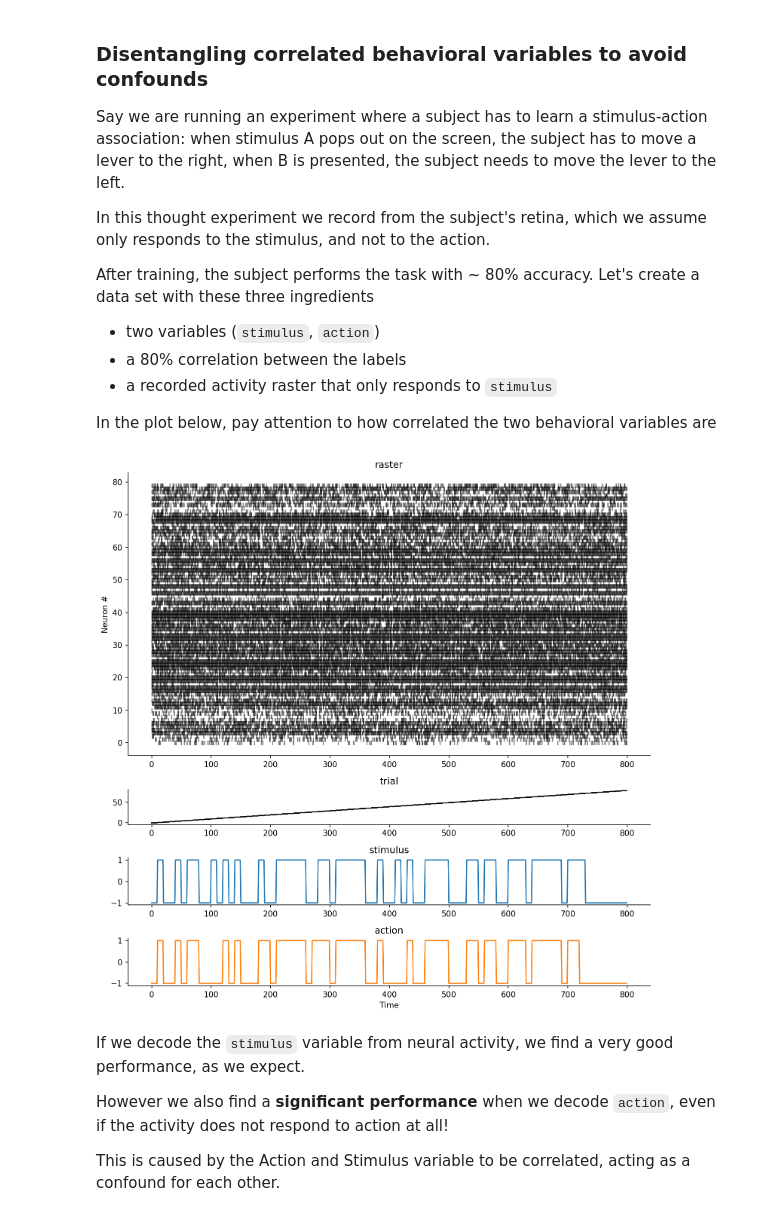
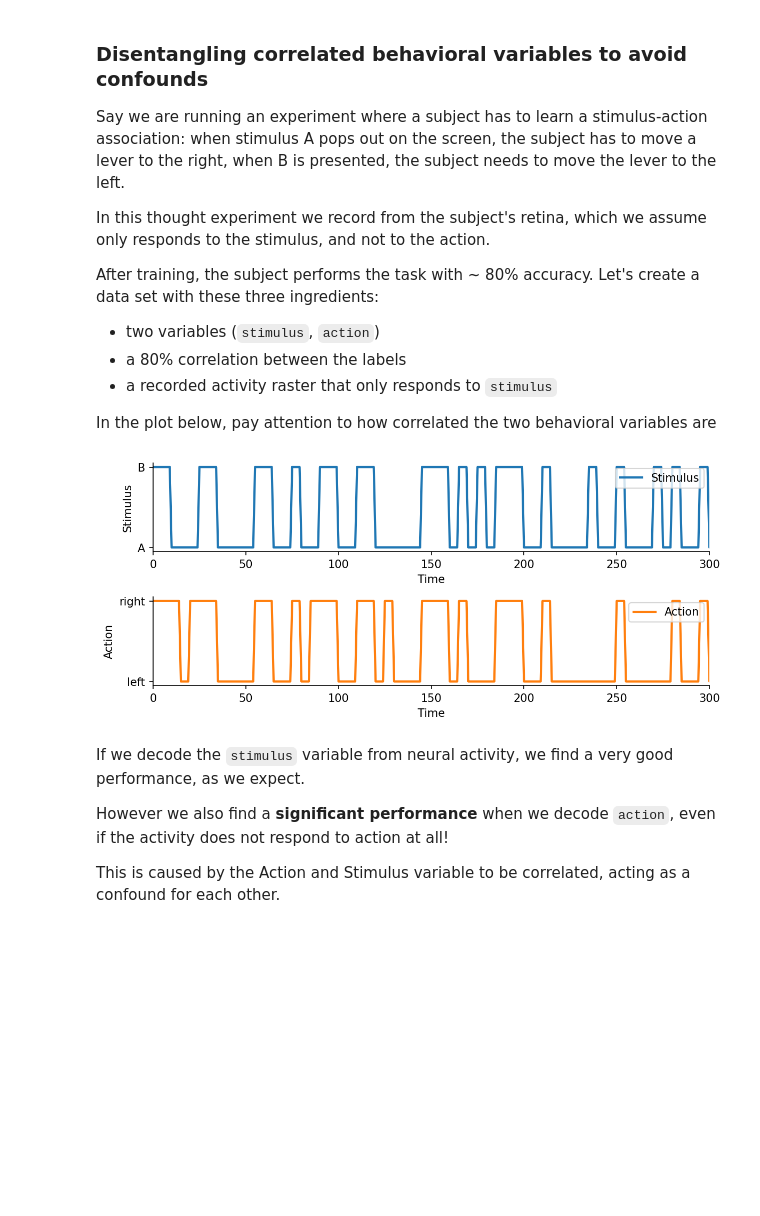
Before and after one commit to lposani/decodanda, a Jupyter notebook: notebooks/disentangling_confounds.ipynb, the cells around one changed output. Cells and saved outputs as stored; diff of their text form; code cells hidden in the pictures; blank space fills up the shorter version.

````diff
--- a/notebooks/disentangling_confounds.ipynb
+++ b/notebooks/disentangling_confounds.ipynb
@@ -17,20 +27,37 @@ Say we are running an experiment where a subject has to learn a stimulus-action
 
 In this thought experiment we record from the subject's retina, which we assume only responds to the stimulus, and not to the action.
 
-After training, the subject performs the task with ~ 80% accuracy. Let's create a data set with these three ingredients
+After training, the subject performs the task with ~ 80% accuracy. Let's create a data set with these three ingredients:
 - two variables (```stimulus```, ```action```)
 - a 80% correlation between the labels
 - a recorded activity raster that only responds to ```stimulus```
 
 In the plot below, pay attention to how correlated the two behavioral variables are
-# %%
-data = generate_synthetic_data(n_neurons=80, n_trials=80, rateB=0, rateA=0.2, keyA='stimulus', keyB='action', corrAB=0.7)
-#                                                             ^ no response to action                         ^ 80% correlation
-
-
-visualize_synthetic_data(data)
-# %% [output]
-[figure, removed]
+# %%
+data = generate_synthetic_data(n_neurons=60, n_trials=150, rateB=0, rateA=0.2, keyA='stimulus', keyB='action', corrAB=0.8)
+#                                                             ^ no response to action                         ^ 80% correlation
+
+
+f, axs = plt.subplots(2, 1, figsize=(8, 3.5))
+sns.despine(f)
+
+axs[0].plot(data['stimulus'], linewidth=2, label='Stimulus')
+axs[0].set_xlabel('Time')
+axs[0].set_ylabel('Stimulus')
+axs[0].set_yticks([-1, 1])
+axs[0].set_yticklabels(['A', 'B'])
+axs[0].set_xlim([0, 300])
+_= axs[0].legend()
+
+axs[1].plot(data['action'], linewidth=2, label='Action', color=pltcolors[1])
+axs[1].set_xlabel('Time')
+axs[1].set_ylabel('Action')
+axs[1].set_yticks([-1, 1])
+axs[1].set_yticklabels(['left', 'right'])
+axs[1].set_xlim([0, 300])
+_= axs[1].legend()
+# %% [output]
+[figure, added]
 # %% [markdown]
 If we decode the ```stimulus``` variable from neural activity, we find a very good performance, as we expect.
 
````
Also changed, not shown: parts of 3 cells of this notebook, 5 other files.
